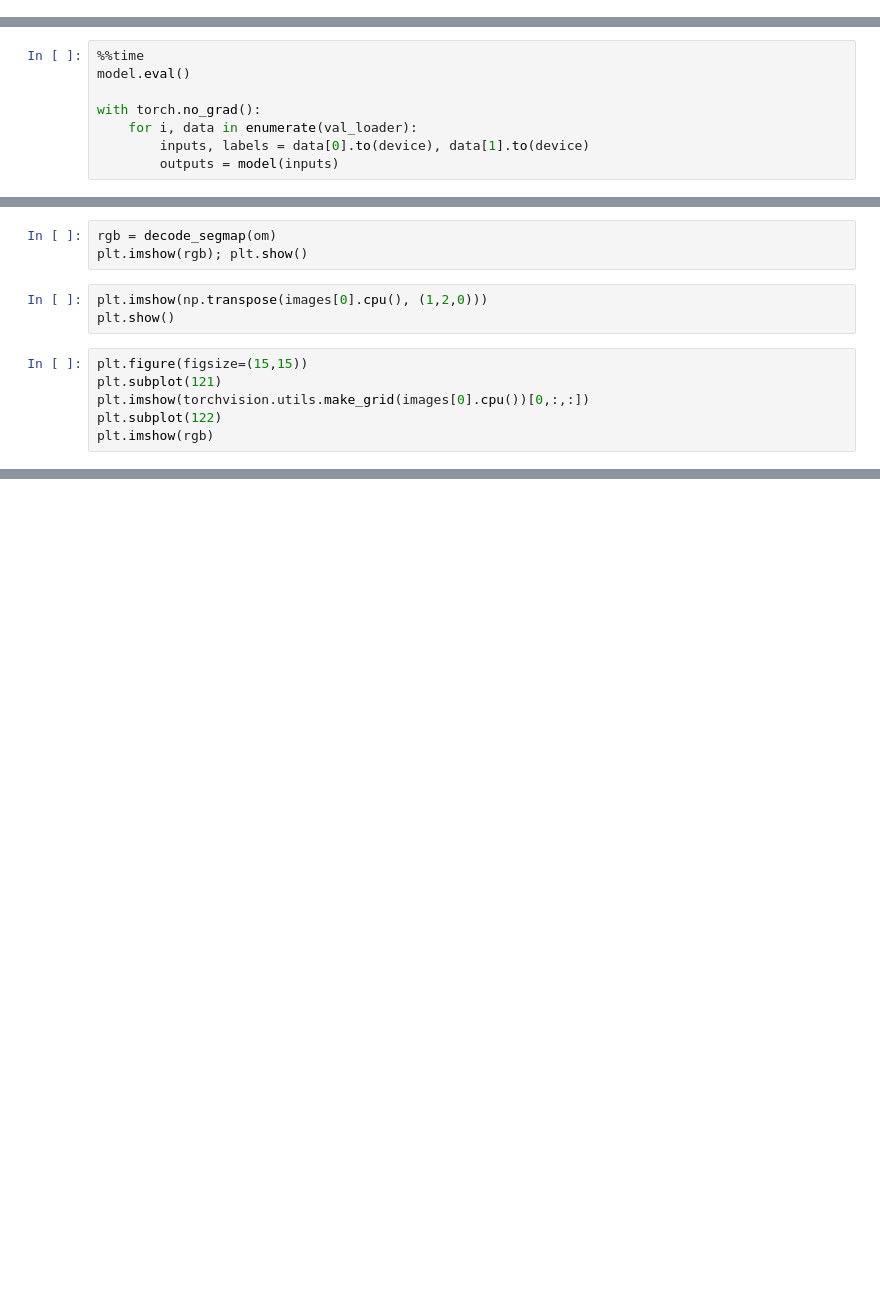
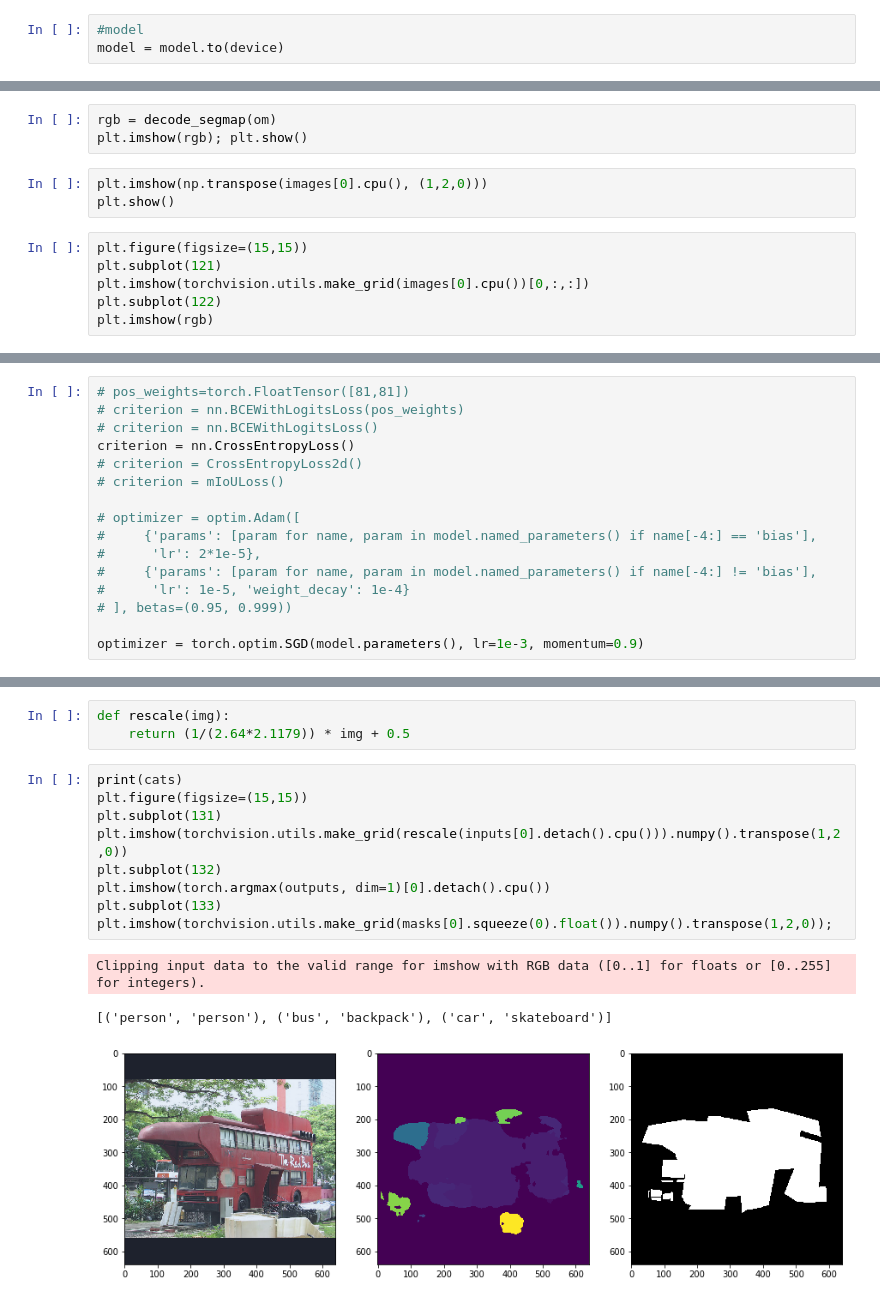
Before and after one commit to julia-komleva/dl, a Jupyter notebook: 4-COCO-Semantic-Segmentation/4-Semantic-Segmentation.ipynb, the cells around one changed output, grey strips where cells are left out. Cells and saved outputs as stored; diff of their text form; blank space fills up the shorter version.

```diff
--- a/4-COCO-Semantic-Segmentation/4-Semantic-Segmentation.ipynb
+++ b/4-COCO-Semantic-Segmentation/4-Semantic-Segmentation.ipynb
@@ -214,3 +215,6 @@ Net(
+# %%
+#model
+model = model.to(device)
 # %%
 train_loader = DataLoader(train_set, batch_size=2, shuffle=True)
 val_loader = DataLoader(val_set, batch_size=2, shuffle=False)
@@ -359,8 +242,0 @@ ValueError: Target size (torch.Size([2, 1, 640, 640])) must be the same as input
-# %%
-%%time
-model.eval()
-
-with torch.no_grad():
-    for i, data in enumerate(val_loader):
-        inputs, labels = data[0].to(device), data[1].to(device)
-        outputs = model(inputs)
@@ -454,0 +466,16 @@ plt.imshow(rgb)
+# %%
+# pos_weights=torch.FloatTensor([81,81])
+# criterion = nn.BCEWithLogitsLoss(pos_weights)
+# criterion = nn.BCEWithLogitsLoss()
+criterion = nn.CrossEntropyLoss()
+# criterion = CrossEntropyLoss2d()
+# criterion = mIoULoss()
+
+# optimizer = optim.Adam([
+#     {'params': [param for name, param in model.named_parameters() if name[-4:] == 'bias'],
+#      'lr': 2*1e-5},
+#     {'params': [param for name, param in model.named_parameters() if name[-4:] != 'bias'],
+#      'lr': 1e-5, 'weight_decay': 1e-4}
+# ], betas=(0.95, 0.999))
+
+optimizer = torch.optim.SGD(model.parameters(), lr=1e-3, momentum=0.9)
@@ -454,0 +575,16 @@ plt.imshow(rgb)
+# %%
+def rescale(img):
+    return (1/(2.64*2.1179)) * img + 0.5
+# %%
+print(cats)
+plt.figure(figsize=(15,15))
+plt.subplot(131)
+plt.imshow(torchvision.utils.make_grid(rescale(inputs[0].detach().cpu())).numpy().transpose(1,2,0))
+plt.subplot(132)
+plt.imshow(torch.argmax(outputs, dim=1)[0].detach().cpu())
+plt.subplot(133)
+plt.imshow(torchvision.utils.make_grid(masks[0].squeeze(0).float()).numpy().transpose(1,2,0));
+# %% [output]
+Clipping input data to the valid range for imshow with RGB data ([0..1] for floats or [0..255] for integers).
+[('person', 'person'), ('bus', 'backpack'), ('car', 'skateboard')]
+[figure, added]
```
Also changed, not shown: parts of 29 cells of this notebook.
